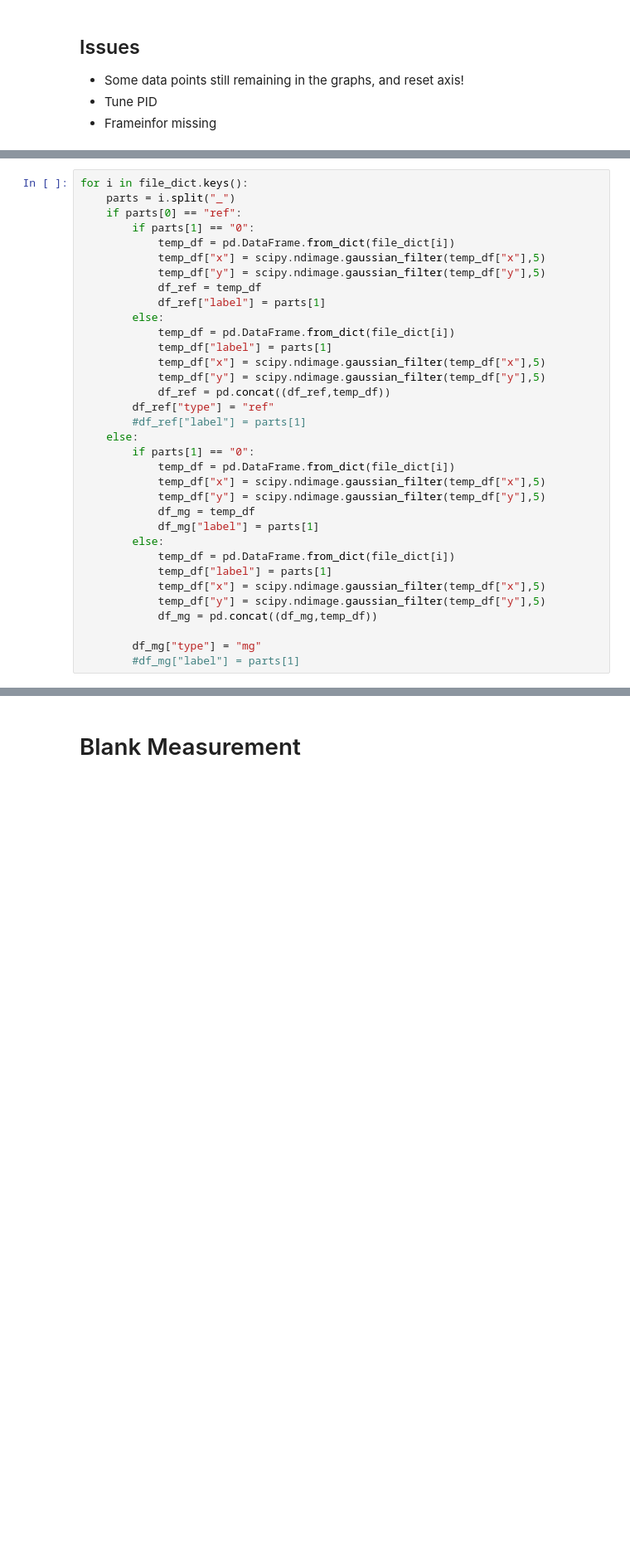
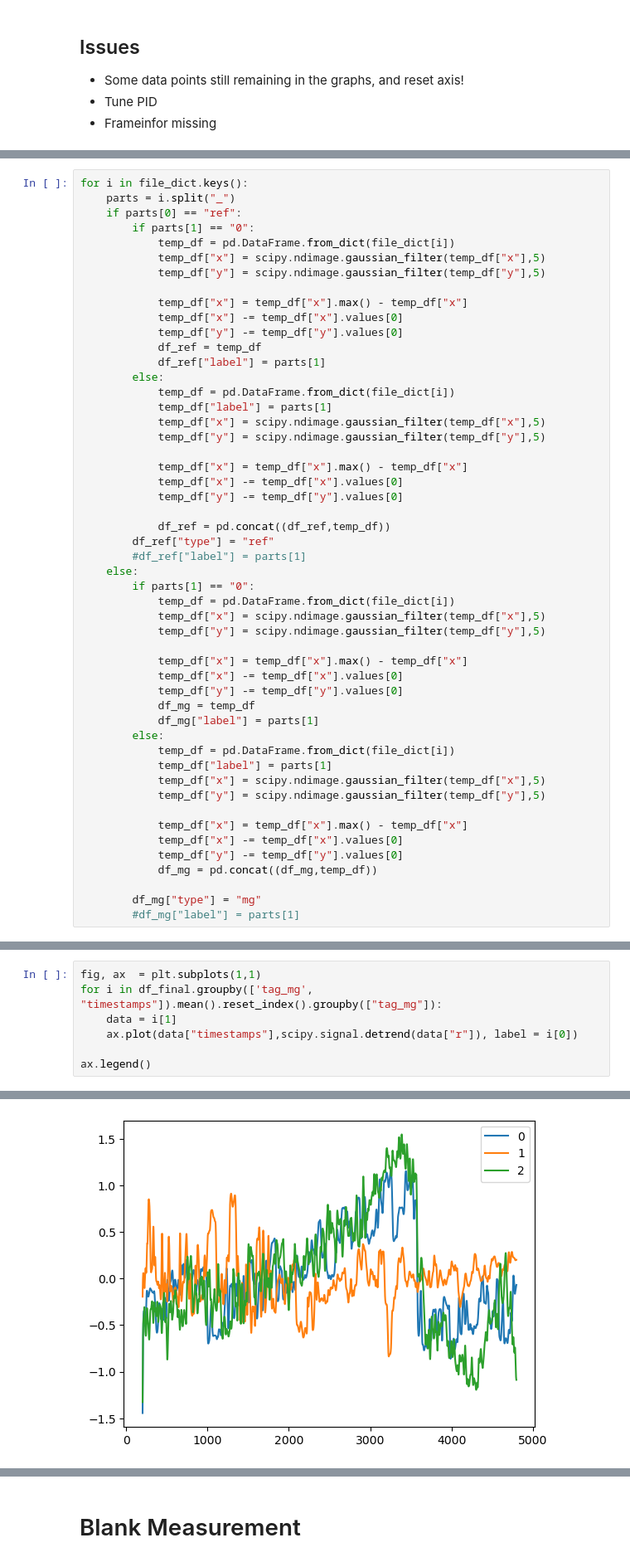
Before and after one commit to ArttuD/MicrorheologyProto, a Jupyter notebook: Notebook.ipynb, the cells around one changed output, grey strips where cells are left out. Shown at 83% size. Cells and saved outputs as stored; diff of their text form; blank space fills up the shorter version.

```diff
--- a/Notebook.ipynb
+++ b/Notebook.ipynb
@@ -231,6 +237,10 @@ for i in file_dict.keys():
             temp_df = pd.DataFrame.from_dict(file_dict[i])
             temp_df["x"] = scipy.ndimage.gaussian_filter(temp_df["x"],5)
             temp_df["y"] = scipy.ndimage.gaussian_filter(temp_df["y"],5)
+
+            temp_df["x"] = temp_df["x"].max() - temp_df["x"]
+            temp_df["x"] -= temp_df["x"].values[0]
+            temp_df["y"] -= temp_df["y"].values[0]
             df_ref = temp_df
             df_ref["label"] = parts[1]
         else:
@@ -238,6 +248,11 @@ for i in file_dict.keys():
             temp_df["label"] = parts[1]
             temp_df["x"] = scipy.ndimage.gaussian_filter(temp_df["x"],5)
             temp_df["y"] = scipy.ndimage.gaussian_filter(temp_df["y"],5)
+
+            temp_df["x"] = temp_df["x"].max() - temp_df["x"]
+            temp_df["x"] -= temp_df["x"].values[0]
+            temp_df["y"] -= temp_df["y"].values[0]
+
             df_ref = pd.concat((df_ref,temp_df))
         df_ref["type"] = "ref"
         #df_ref["label"] = parts[1]
@@ -246,6 +261,10 @@ for i in file_dict.keys():
             temp_df = pd.DataFrame.from_dict(file_dict[i])
             temp_df["x"] = scipy.ndimage.gaussian_filter(temp_df["x"],5)
             temp_df["y"] = scipy.ndimage.gaussian_filter(temp_df["y"],5)
+
+            temp_df["x"] = temp_df["x"].max() - temp_df["x"]
+            temp_df["x"] -= temp_df["x"].values[0]
+            temp_df["y"] -= temp_df["y"].values[0]
             df_mg = temp_df
             df_mg["label"] = parts[1]
         else:
@@ -253,6 +272,10 @@ for i in file_dict.keys():
             temp_df["label"] = parts[1]
             temp_df["x"] = scipy.ndimage.gaussian_filter(temp_df["x"],5)
             temp_df["y"] = scipy.ndimage.gaussian_filter(temp_df["y"],5)
+
+            temp_df["x"] = temp_df["x"].max() - temp_df["x"]
+            temp_df["x"] -= temp_df["x"].values[0]
+            temp_df["y"] -= temp_df["y"].values[0]
             df_mg = pd.concat((df_mg,temp_df))
 
         df_mg["type"] = "mg"
@@ -303,0 +322,8 @@ df_final.drop(df_final[df_final["timestamps"]<start].index, inplace = True)
+# %%
+fig, ax  = plt.subplots(1,1)
+for i in df_final.groupby(['tag_mg', "timestamps"]).mean().reset_index().groupby(["tag_mg"]):
+    data = i[1]
+    ax.plot(data["timestamps"],scipy.signal.detrend(data["r"]), label = i[0])
+
+ax.legend()
+# %% [output]
@@ -304,2 +331,3 @@ df_final.drop(df_final[df_final["timestamps"]<start].index, inplace = True)
+[figure, added]
 # %%
 fig, ax  = plt.subplots(1,1)
```
Also changed, not shown: parts of 15 cells of this notebook, 1 other file.
